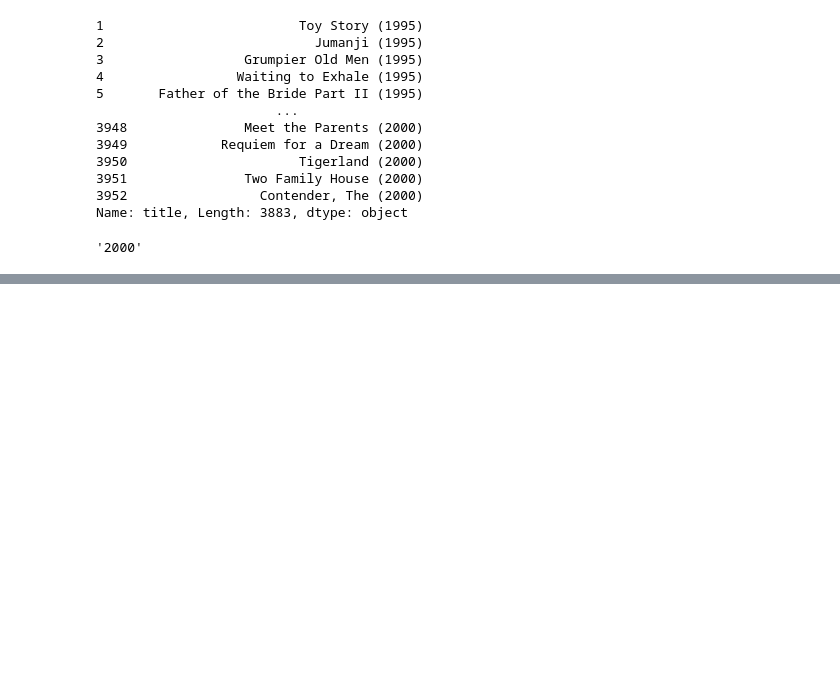
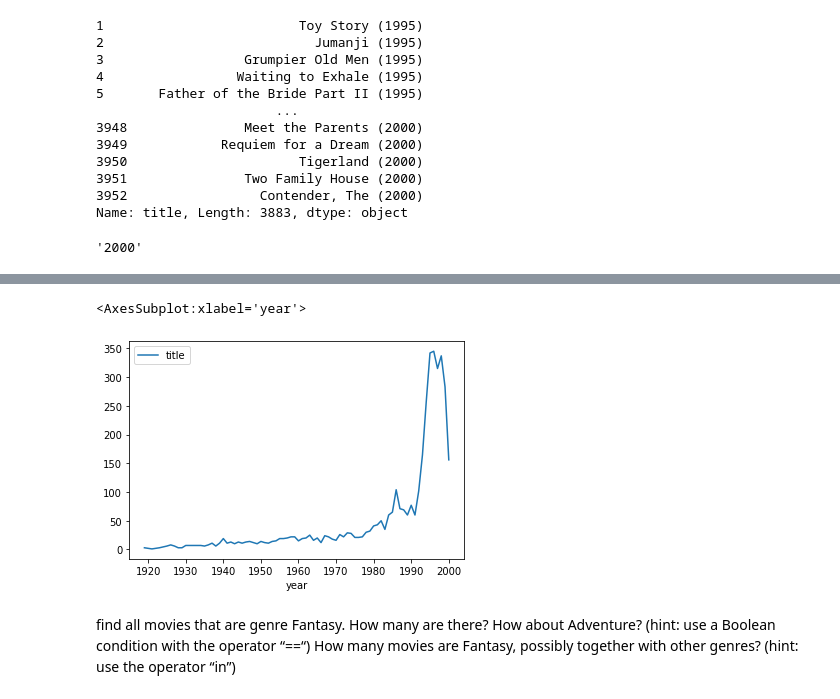
Before and after one commit to Anna-Battaglia/MLPNS_ABattaglia, a Jupyter notebook: MLPNS23_bootcamp.ipynb, the cells around one changed output, grey strips where cells are left out. Drawn from its saved outputs; the diff is of its cells as text; code cells hidden in the pictures; blank space fills up the shorter version.

```diff
--- a/MLPNS23_bootcamp.ipynb
+++ b/MLPNS23_bootcamp.ipynb
@@ -281,3 +296,4 @@ url = 'https://raw.githubusercontent.com/fedhere/UInotebooks/master/dataWranglin
 # %%
-colnames = ['title', 'genre']
-movies = pd.read_csv(url, sep='::', index_col=0, header=None, names=colnames)
+colnames = ['conta','title', 'genre']
+movies = pd.read_csv(url, sep='::', index_col=0, header=None, names=colnames);
+movies
@@ -311,5 +346,6 @@ Name: title, Length: 3883, dtype: object
 # %%
 def get_year(mtitle):
-  '''
-  '''
-  return int(mtitle.split()[-1].replace("(","").strip(")"))
+
+  return int(mtitle.split("(")[-1].strip(")"))
+# %%
+movies["year"] = movies["title"].map(get_year)
@@ -319,0 +385,8 @@ KeyError: ignored
+# %%
+movies.groupby("year").count().plot(y="title")
+# %% [output]
+<AxesSubplot:xlabel='year'>
+[figure, added]
+# %% [markdown]
+find all movies that are genre Fantasy. How many are there? How about Adventure? (hint: use a Boolean condition with the operator “==“)
+How many movies are Fantasy, possibly together with other genres? (hint: use the operator “in”)
```
Also changed, not shown: parts of 13 cells of this notebook.
